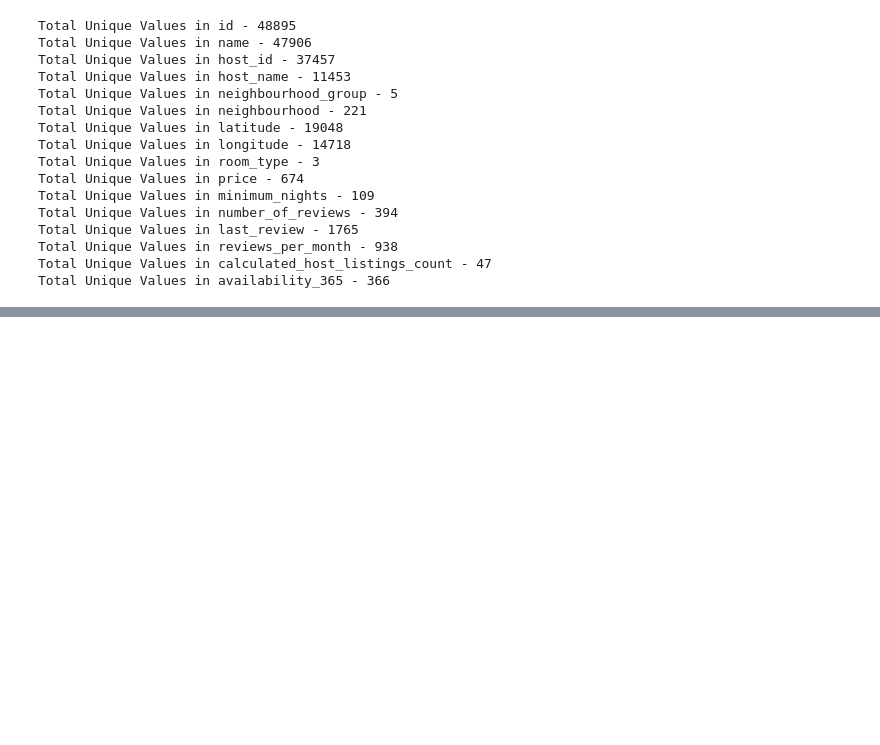
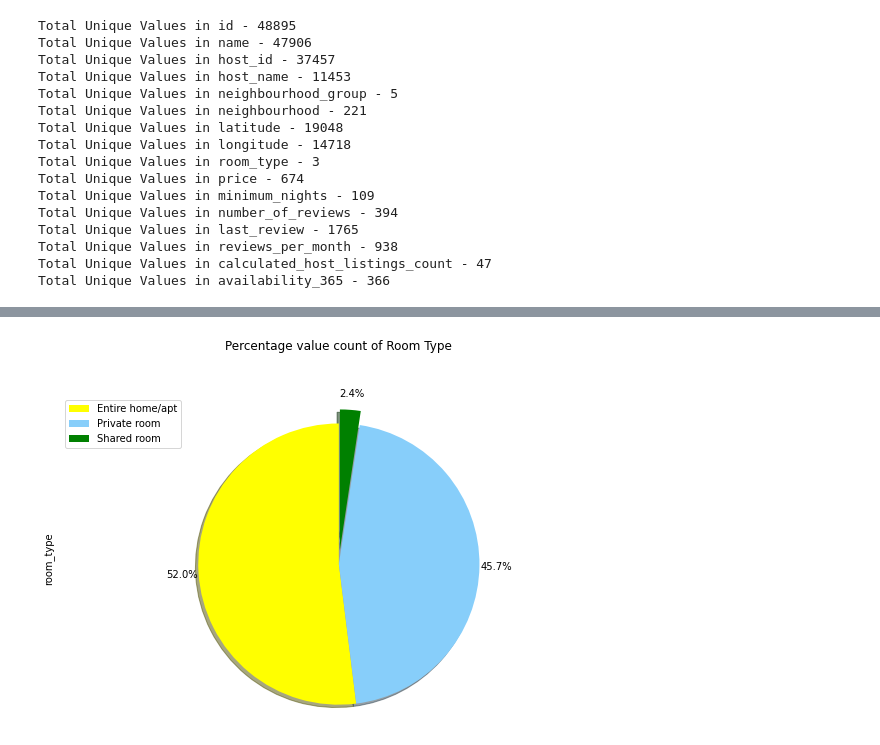
Before and after one commit to Darsh66/Airbnb-Booking-Analysis, a Jupyter notebook: Darshan_Capstone_Airbnb_Booking_Analysis.ipynb, the cells around one changed output, grey strips where cells are left out. Saved outputs shown, nothing was run; the diff lists cells and outputs as text; code cells hidden in the pictures; blank space fills up the shorter version.

```diff
--- a/Darshan_Capstone_Airbnb_Booking_Analysis.ipynb
+++ b/Darshan_Capstone_Airbnb_Booking_Analysis.ipynb
@@ -198,0 +448,23 @@ Total Unique Values in availability_365 - 366
+# %%
+# Plot 4
+# Finding the count values of different Room Types
+colors_list = ['yellow','lightskyblue', 'green']
+explode_list = [0, 0, 0.1] # ratio for each continent with which to offset each wedge.
+#Pie Plot
+rt.plot(kind='pie', figsize=(10,6),
+        autopct='%1.1f%%',
+        startangle=90,
+        shadow=True,
+        labels=None,
+        pctdistance=1.12,
+        colors=colors_list,
+        explode=explode_list
+        )
+plt.title('Percentage value count of Room Type', y=1.12)
+plt.axis('equal')
+plt.legend(labels=rt.index, loc='upper left')
+
+# Displaying the plot
+plt.show()
+# %% [output]
+[figure, added]
```
Also changed, not shown: parts of 58 cells of this notebook.
